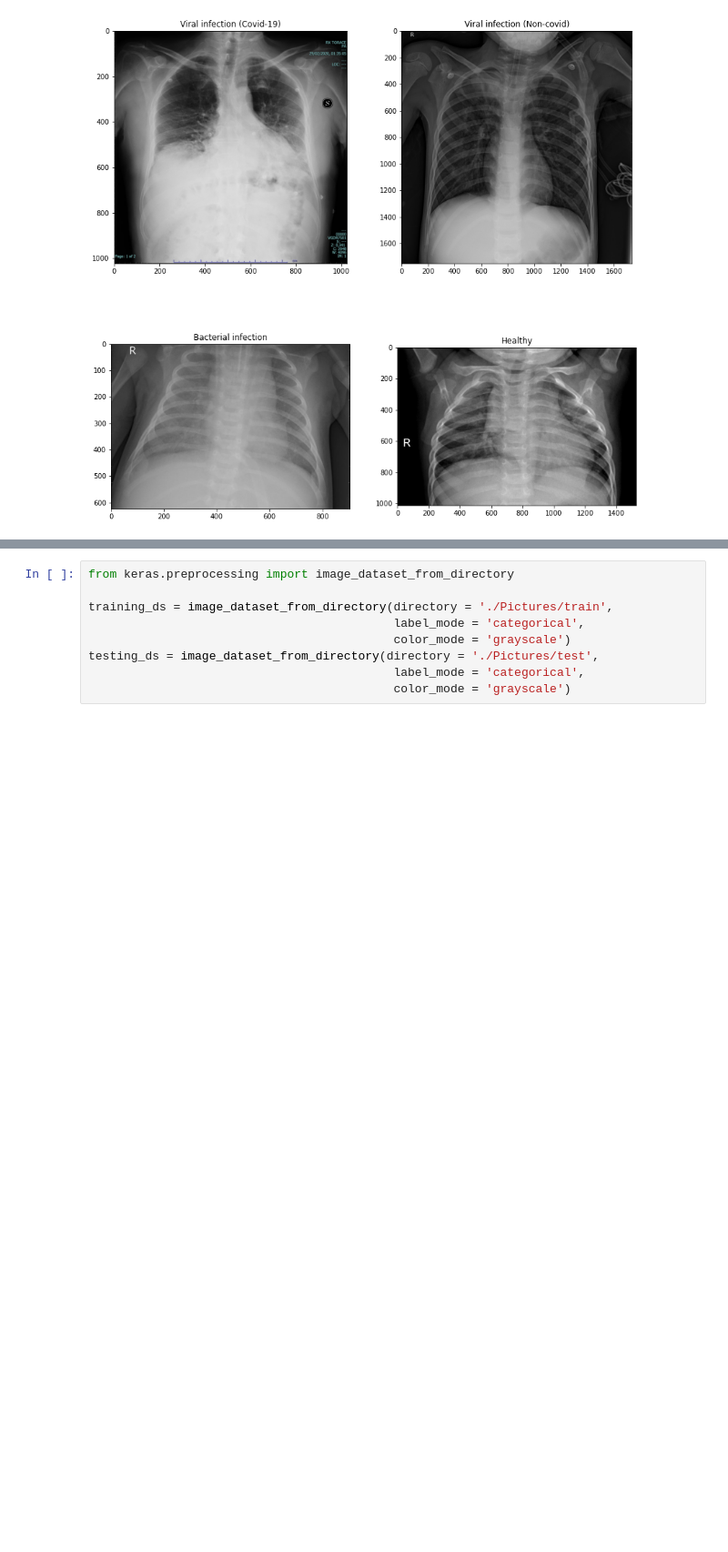
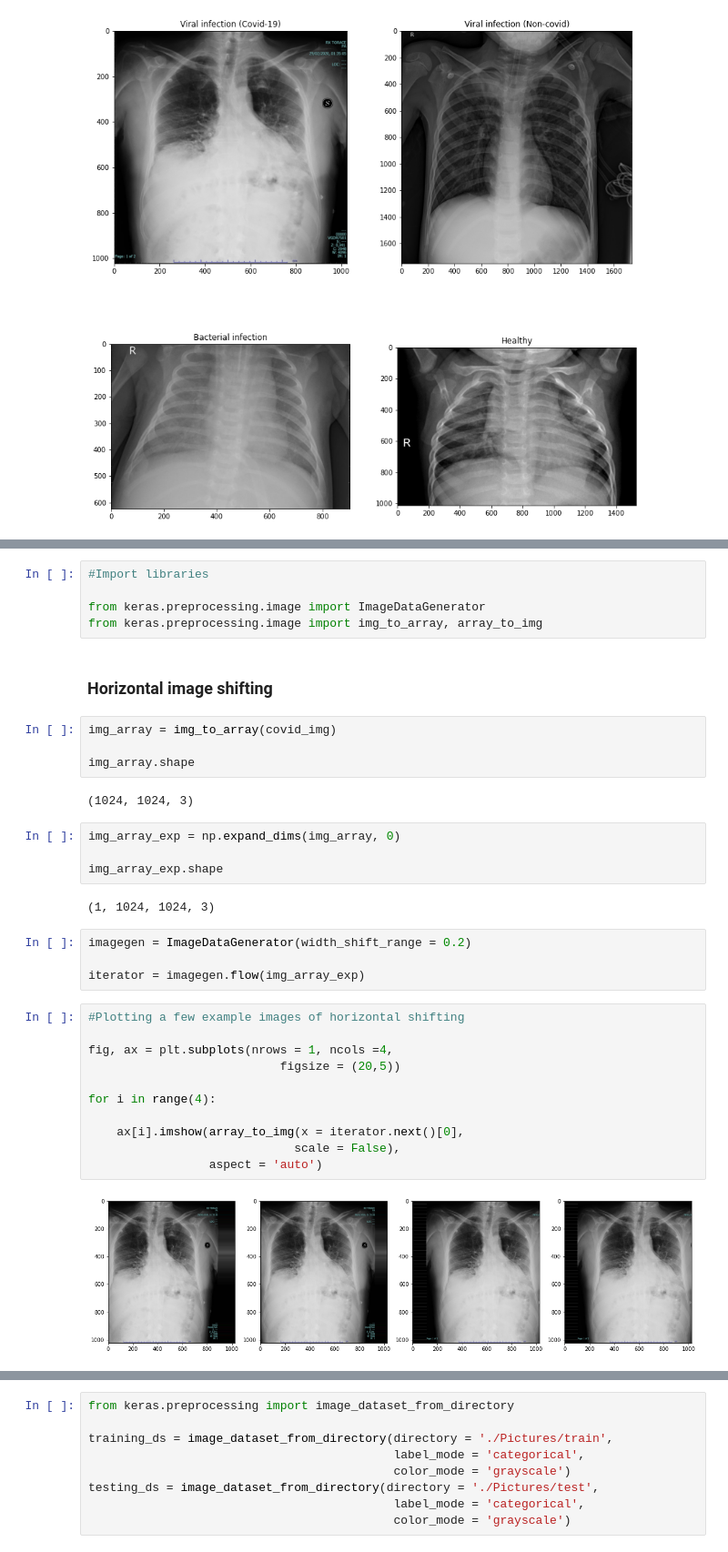
Before and after one commit to Kesterchia/Institute-of-Data, a Jupyter notebook: Projects/Project 3/Project 3 (Identifying Covid-19 Chest X-Rays).ipynb, the cells around one changed output, grey strips where cells are left out. Shown at 91% size. Cells and saved outputs as stored; diff of their text form; blank space fills up the shorter version.

```diff
--- a/Projects/Project 3/Project 3 (Identifying Covid-19 Chest X-Rays).ipynb
+++ b/Projects/Project 3/Project 3 (Identifying Covid-19 Chest X-Rays).ipynb
@@ -358 +365,37 @@ plt.show()
+# %%
+#Import libraries
+
+from keras.preprocessing.image import ImageDataGenerator
+from keras.preprocessing.image import img_to_array, array_to_img
+# %% [markdown]
+### Horizontal image shifting
+# %%
+img_array = img_to_array(covid_img)
+
+img_array.shape
+# %% [output]
+(1024, 1024, 3)
+# %%
+img_array_exp = np.expand_dims(img_array, 0)
+
+img_array_exp.shape
+# %% [output]
+(1, 1024, 1024, 3)
+# %%
+imagegen = ImageDataGenerator(width_shift_range = 0.2)
+
+iterator = imagegen.flow(img_array_exp)
+# %%
+#Plotting a few example images of horizontal shifting
+
+fig, ax = plt.subplots(nrows = 1, ncols =4,
+                           figsize = (20,5))
+
+for i in range(4):
+
+    ax[i].imshow(array_to_img(x = iterator.next()[0],
+                             scale = False),
+                 aspect = 'auto')
+# %% [output]
+[figure, added]
 # %% [markdown]
```
Also changed, not shown: parts of 13 cells of this notebook, 19 other files.
